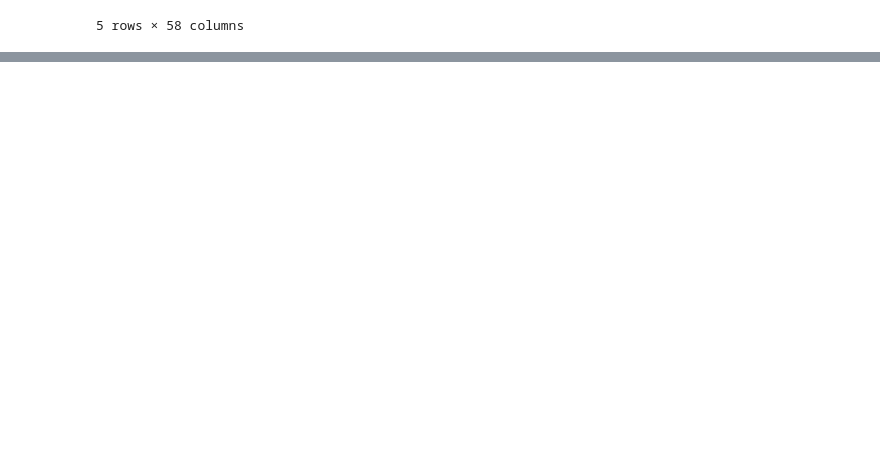
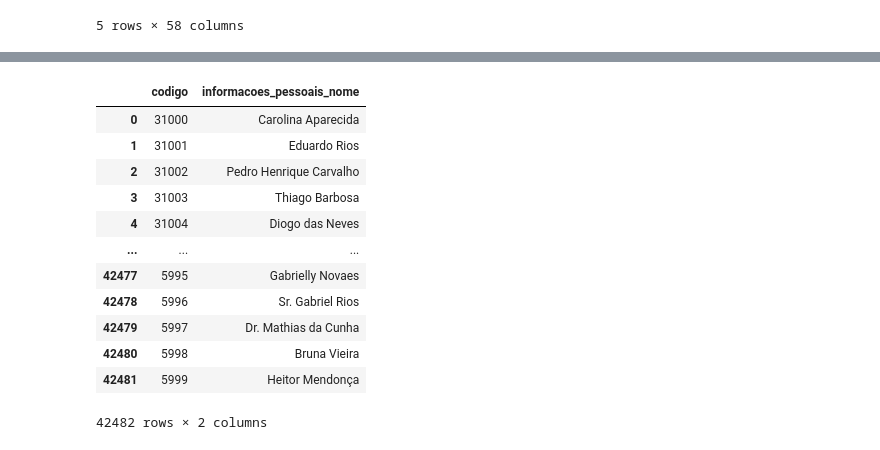
Before and after one commit to nat-lima/Datathon, a Jupyter notebook: app/consult _db_data.ipynb, the cells around one changed output, grey strips where cells are left out. Saved outputs shown, nothing was run; the diff lists cells and outputs as text; code cells hidden in the pictures; blank space fills up the shorter version.

```diff
--- a/app/consult _db_data.ipynb
+++ b/app/consult _db_data.ipynb
@@ -5,0 +5,3 @@ conn = sqlite3.connect(caminho_db)
+# %%
+caminho_db = Path.cwd() / "data" / "extraidos" / "dados.db"
+print(caminho_db)
@@ -40,3 +146,19 @@ df_applicants.head()
+# %%
+df_applicants[['codigo','informacoes_pessoais_nome']]
+# %% [output]
+|  | codigo | informacoes_pessoais_nome |
+| 0 | 31000 | Carolina Aparecida |
+| 1 | 31001 | Eduardo Rios |
+| 2 | 31002 | Pedro Henrique Carvalho |
+| 3 | 31003 | Thiago Barbosa |
+| 4 | 31004 | Diogo das Neves |
+| ... | ... | ... |
+| 42477 | 5995 | Gabrielly Novaes |
+| 42478 | 5996 | Sr. Gabriel Rios |
+| 42479 | 5997 | Dr. Mathias da Cunha |
+| 42480 | 5998 | Bruna Vieira |
+| 42481 | 5999 | Heitor Mendonça |
+42482 rows × 2 columns
 # %%
 df_vagas.head()
 # %% [output]
```
Also changed, not shown: parts of 15 cells of this notebook, 21 other files.
